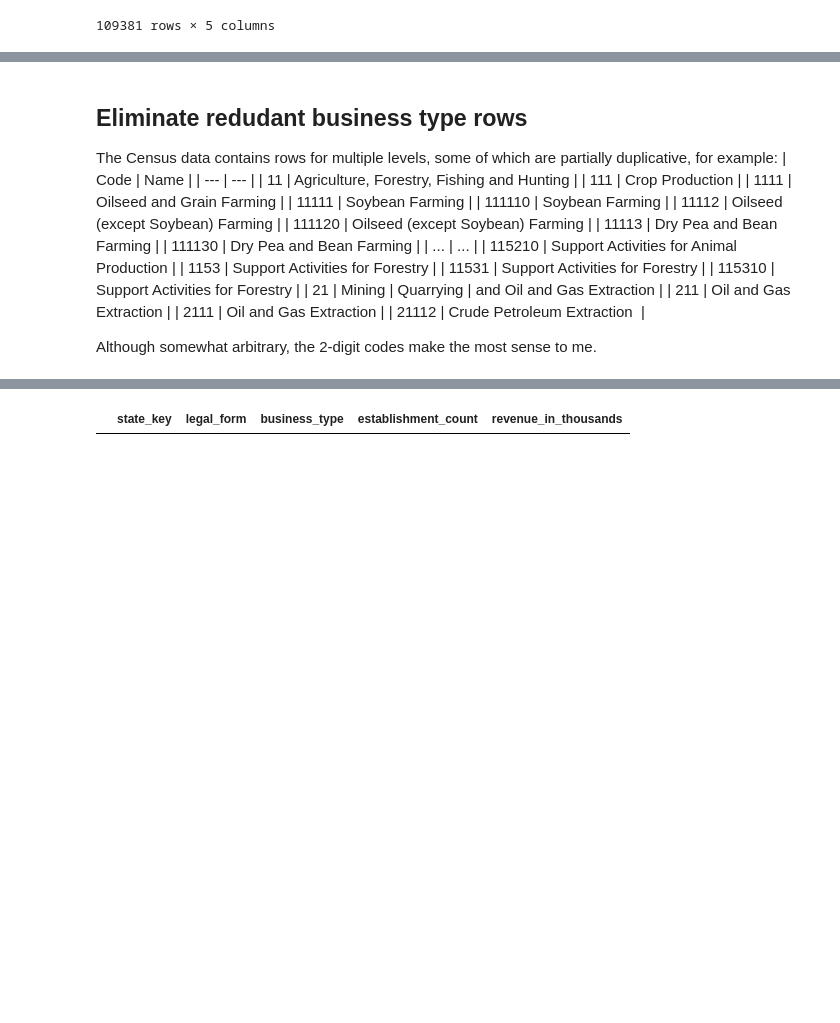
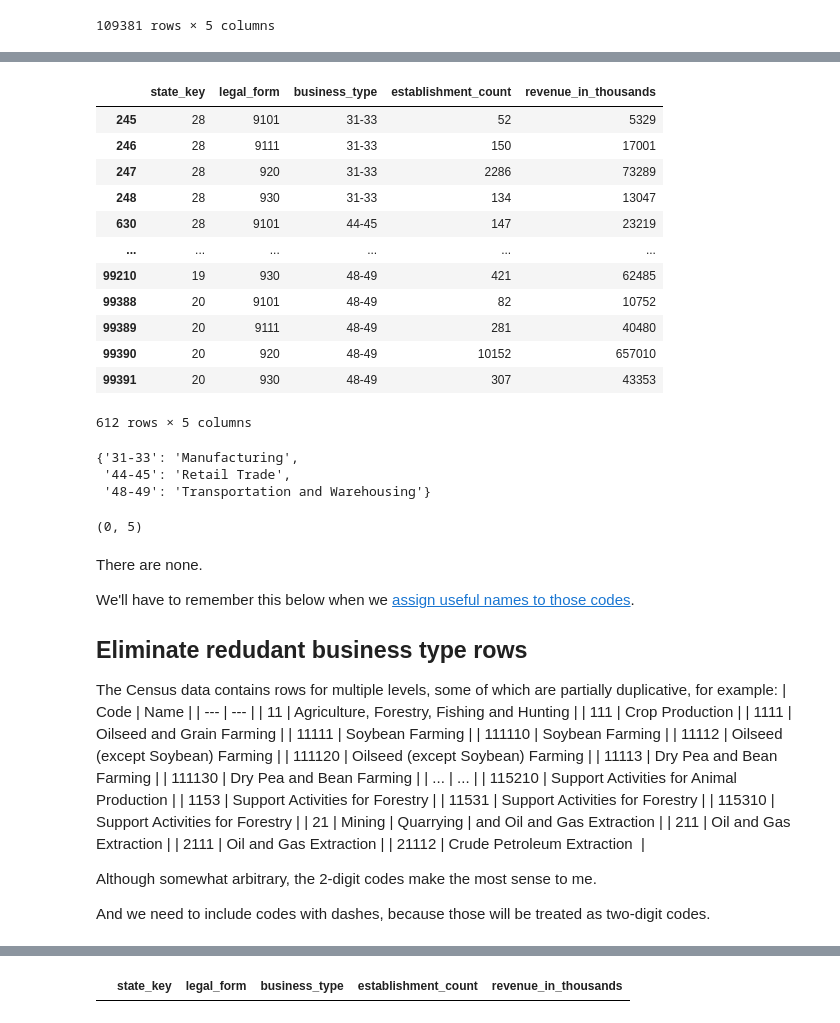
Before and after one commit to jsf80238/data_science, a Jupyter notebook: notebooks/death_rate.ipynb, the cells around one changed output, grey strips where cells are left out. Drawn from its saved outputs; the diff is of its cells as text; code cells hidden in the pictures; blank space fills up the shorter version.

```diff
--- a/notebooks/death_rate.ipynb
+++ b/notebooks/death_rate.ipynb
@@ -455,5 +548,5 @@ Census rows with a legal form of "All" ("001") are summaries of the other rows.
 # %%
-mask = (business_df["legal_form"] != "001")
+mask = (business_df["legal_form"] != "001") & (business_df["business_type"] != '00')
 business_df = business_df[mask]
 business_df.shape
 # %% [output]
@@ -461,4 +561,46 @@ business_df.shape
+# %%
+mask = (business_df["business_type"].str.isnumeric())
+business_df[~mask]
+# %% [output]
+|  | state_key | legal_form | business_type | establishment_count | revenue_in_thousands |
+| 245 | 28 | 9101 | 31-33 | 52 | 5329 |
+| 246 | 28 | 9111 | 31-33 | 150 | 17001 |
+| 247 | 28 | 920 | 31-33 | 2286 | 73289 |
+| 248 | 28 | 930 | 31-33 | 134 | 13047 |
+| 630 | 28 | 9101 | 44-45 | 147 | 23219 |
+| ... | ... | ... | ... | ... | ... |
+| 99210 | 19 | 930 | 48-49 | 421 | 62485 |
+| 99388 | 20 | 9101 | 48-49 | 82 | 10752 |
+| 99389 | 20 | 9111 | 48-49 | 281 | 40480 |
+| 99390 | 20 | 920 | 48-49 | 10152 | 657010 |
+| 99391 | 20 | 930 | 48-49 | 307 | 43353 |
+612 rows × 5 columns
+# %%
+# So, we have _business_type_ values like '31-33' and '48-49'.
+naic_survey_dict = dict()
+with open("../data_files/naics_codes.csv", newline="") as reader:
+    csv_reader = csv.DictReader(reader)
+    for row in csv_reader:
+        if "-" in row["Code"]:
+            survey_dict[row["Code"]] = row["Name"]
+
+import pprint
+pprint.pprint(naic_survey_dict)
+# %% [output]
+{'31-33': 'Manufacturing',
+ '44-45': 'Retail Trade',
+ '48-49': 'Transportation and Warehousing'}
+# %%
+# Verify there are no rows with a code of 31, 32, 33, 44, 45, 48 or 49
+mask = (business_df["business_type"].isin((31, 32, 33, 44, 45, 48, 49)))
+business_df[mask].shape
+# %% [output]
+(0, 5)
 # %% [markdown]
+There are none.
+
+We'll have to remember this below when we [assign useful names to those codes](#census_codes).
+
 ## Eliminate redudant business type rows
 The Census data contains rows for multiple levels, some of which are partially duplicative, for example:
 | Code | Name |
@@ -483,4 +625,6 @@ The Census data contains rows for multiple levels, some of which are partially d
 | 21112 | Crude Petroleum Extraction  |
 
 Although somewhat arbitrary, the 2-digit codes make the most sense to me.
+
+And we need to include codes with dashes, because those will be treated as two-digit codes.
 # %%
```
Also changed, not shown: parts of 24 cells of this notebook, 1 other file.
